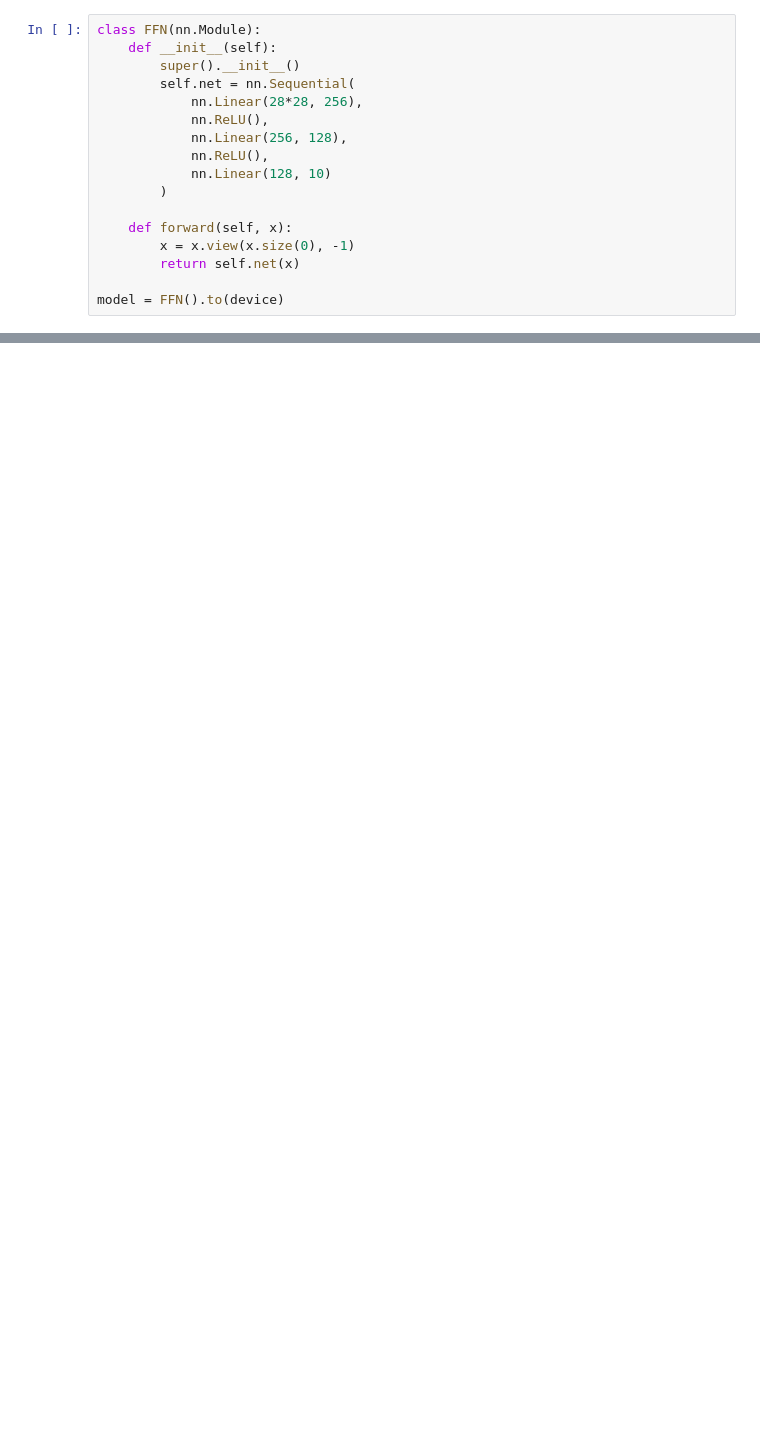
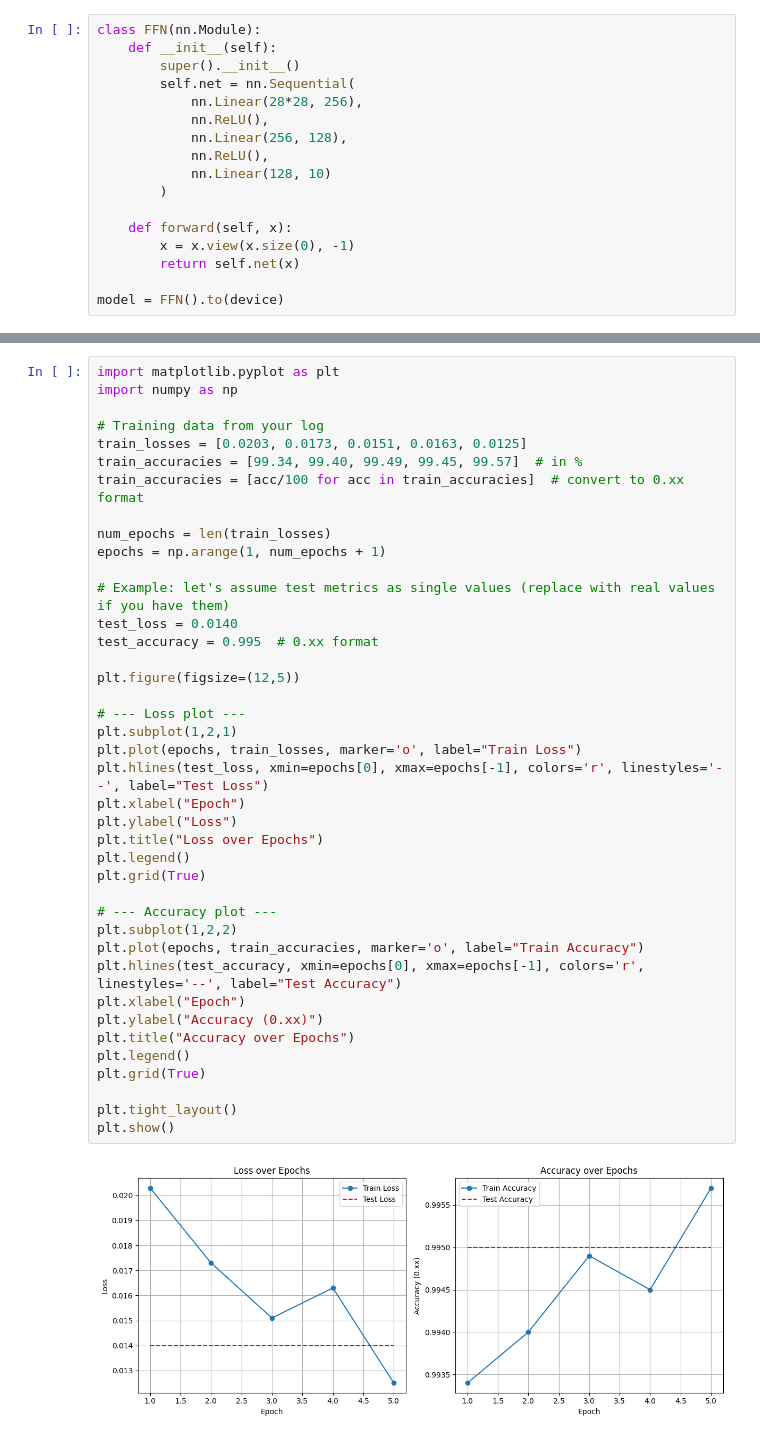
Before and after one commit to Rebiya/LLM-Optimization, a Jupyter notebook: notebooks/01_baseline.ipynb, the cells around one changed output, grey strips where cells are left out. Drawn from its saved outputs; the diff is of its cells as text; blank space fills up the shorter version.

```diff
--- a/notebooks/01_baseline.ipynb
+++ b/notebooks/01_baseline.ipynb
@@ -110,0 +115,42 @@ Epoch 5: loss=0.0373
+# %%
+import matplotlib.pyplot as plt
+import numpy as np
+
+# Training data from your log
+train_losses = [0.0203, 0.0173, 0.0151, 0.0163, 0.0125]
+train_accuracies = [99.34, 99.40, 99.49, 99.45, 99.57]  # in %
+train_accuracies = [acc/100 for acc in train_accuracies]  # convert to 0.xx format
+
+num_epochs = len(train_losses)
+epochs = np.arange(1, num_epochs + 1)
+
+# Example: let's assume test metrics as single values (replace with real values if you have them)
+test_loss = 0.0140
+test_accuracy = 0.995  # 0.xx format
+
+plt.figure(figsize=(12,5))
+
+# --- Loss plot ---
+plt.subplot(1,2,1)
+plt.plot(epochs, train_losses, marker='o', label="Train Loss")
+plt.hlines(test_loss, xmin=epochs[0], xmax=epochs[-1], colors='r', linestyles='--', label="Test Loss")
+plt.xlabel("Epoch")
+plt.ylabel("Loss")
+plt.title("Loss over Epochs")
+plt.legend()
+plt.grid(True)
+
+# --- Accuracy plot ---
+plt.subplot(1,2,2)
+plt.plot(epochs, train_accuracies, marker='o', label="Train Accuracy")
+plt.hlines(test_accuracy, xmin=epochs[0], xmax=epochs[-1], colors='r', linestyles='--', label="Test Accuracy")
+plt.xlabel("Epoch")
+plt.ylabel("Accuracy (0.xx)")
+plt.title("Accuracy over Epochs")
+plt.legend()
+plt.grid(True)
+
+plt.tight_layout()
+plt.show()
+# %% [output]
+[figure, added]
```
Also changed, not shown: parts of 13 cells of this notebook, 2 other files.
